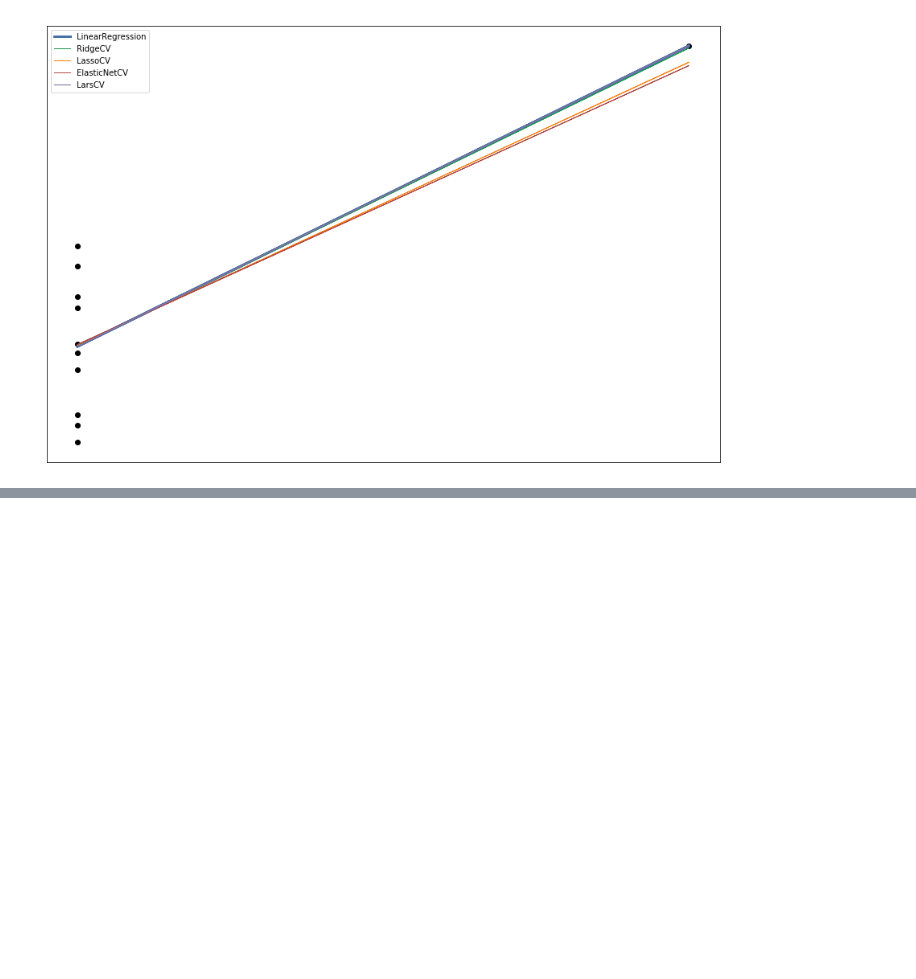
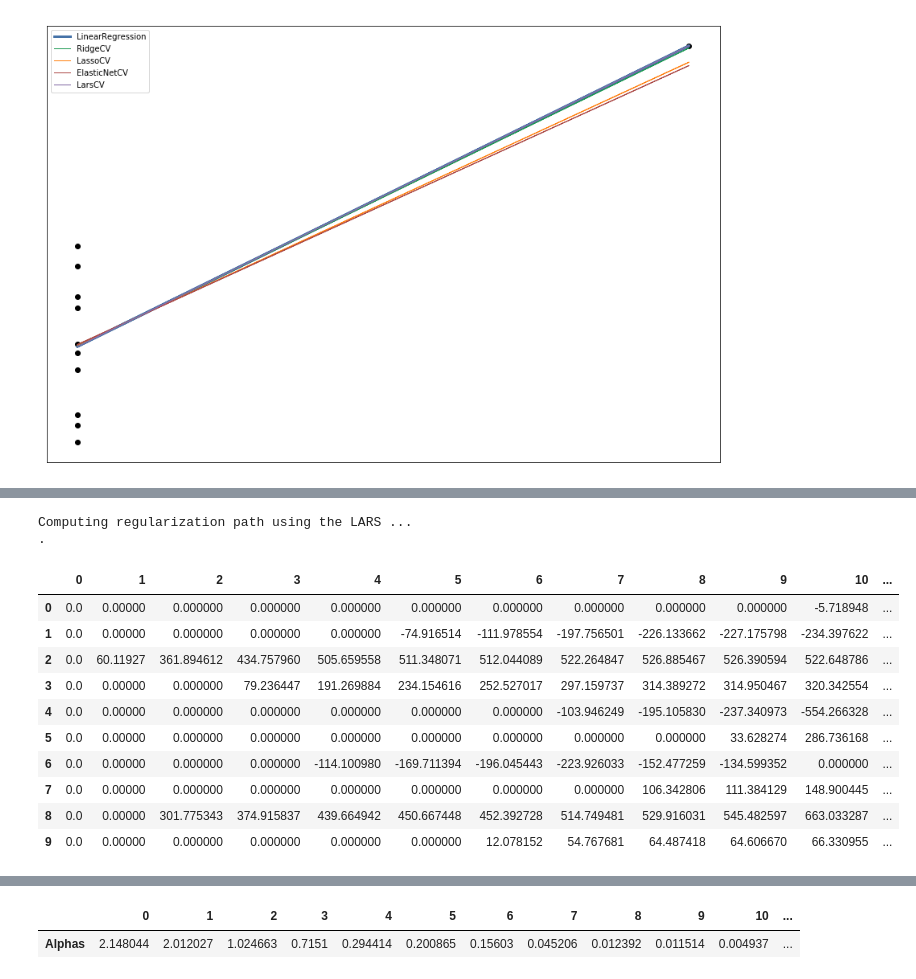
Before and after one commit to utensil/julia-playground, a Jupyter notebook: dl/hello_scikit_learn.ipynb, the cells around one changed output, grey strips where cells are left out. Drawn from its saved outputs; the diff is of its cells as text; code cells hidden in the pictures; blank space fills up the shorter version.

```diff
--- a/dl/hello_scikit_learn.ipynb
+++ b/dl/hello_scikit_learn.ipynb
@@ -305,0 +310,20 @@ Variance score:
+# %%
+# Adapted from http://scikit-learn.org/stable/auto_examples/linear_model/plot_lasso_lars.html#sphx-glr-auto-examples-linear-model-plot-lasso-lars-py
+# Author: Fabian Pedregosa <fabian.pedregosa@inria.fr>
+#         Alexandre Gramfort <alexandre.gramfort@inria.fr>
+# License: BSD 3 clause
+
+import numpy as np
+import matplotlib.pyplot as plt
+import pandas as pd
+
+from sklearn import linear_model
+from sklearn import datasets
+
+diabetes = datasets.load_diabetes()
+X = diabetes.data
+y = diabetes.target
+
+df = pd.DataFrame(X, index=y, columns=diabetes.feature_names)
+display(df.head())
+display(df.describe())
@@ -305,0 +346,33 @@ Variance score:
+# %%
+print("Computing regularization path using the LARS ...")
+alphas, _, coefs = linear_model.lars_path(X, y, method='lasso', verbose=True)
+
+df = pd.DataFrame(coefs)
+display(df)
+display(df.describe())
+
+# xx are the L1-norms
+xx = np.sum(np.abs(coefs.T), axis=1)
+
+# the last of xx is the maximum of L1-norms
+normalized_xx = xx / xx[-1]
+
+df = pd.DataFrame(np.array([xx, normalized_xx]), index=["|coef|", "max(|coef|)"])
+display(df)
+
+df = pd.DataFrame(alphas.reshape(1, -1), index=["Alphas"])
+display(df)
+# %% [output]
+Computing regularization path using the LARS ...
+.
+|  | 0 | 1 | 2 | 3 | 4 | 5 | 6 | 7 | 8 | 9 | 10 | ... |
+| 0 | 0.0 | 0.00000 | 0.000000 | 0.000000 | 0.000000 | 0.000000 | 0.000000 | 0.000000 | 0.000000 | 0.000000 | -5.718948 | ... |
+| 1 | 0.0 | 0.00000 | 0.000000 | 0.000000 | 0.000000 | -74.916514 | -111.978554 | -197.756501 | -226.133662 | -227.175798 | -234.397622 | ... |
+| 2 | 0.0 | 60.11927 | 361.894612 | 434.757960 | 505.659558 | 511.348071 | 512.044089 | 522.264847 | 526.885467 | 526.390594 | 522.648786 | ... |
+| 3 | 0.0 | 0.00000 | 0.000000 | 79.236447 | 191.269884 | 234.154616 | 252.527017 | 297.159737 | 314.389272 | 314.950467 | 320.342554 | ... |
+| 4 | 0.0 | 0.00000 | 0.000000 | 0.000000 | 0.000000 | 0.000000 | 0.000000 | -103.946249 | -195.105830 | -237.340973 | -554.266328 | ... |
+| 5 | 0.0 | 0.00000 | 0.000000 | 0.000000 | 0.000000 | 0.000000 | 0.000000 | 0.000000 | 0.000000 | 33.628274 | 286.736168 | ... |
+| 6 | 0.0 | 0.00000 | 0.000000 | 0.000000 | -114.100980 | -169.711394 | -196.045443 | -223.926033 | -152.477259 | -134.599352 | 0.000000 | ... |
+| 7 | 0.0 | 0.00000 | 0.000000 | 0.000000 | 0.000000 | 0.000000 | 0.000000 | 0.000000 | 106.342806 | 111.384129 | 148.900445 | ... |
+| 8 | 0.0 | 0.00000 | 301.775343 | 374.915837 | 439.664942 | 450.667448 | 452.392728 | 514.749481 | 529.916031 | 545.482597 | 663.033287 | ... |
+| 9 | 0.0 | 0.00000 | 0.000000 | 0.000000 | 0.000000 | 0.000000 | 12.078152 | 54.767681 | 64.487418 | 64.606670 | 66.330955 | ... |
@@ -305,0 +391,2 @@ Variance score:
+|  | 0 | 1 | 2 | 3 | 4 | 5 | 6 | 7 | 8 | 9 | 10 | ... |
+| Alphas | 2.148044 | 2.012027 | 1.024663 | 0.7151 | 0.294414 | 0.200865 | 0.15603 | 0.045206 | 0.012392 | 0.011514 | 0.004937 | ... |
```
Also changed, not shown: parts of 4 cells of this notebook.
